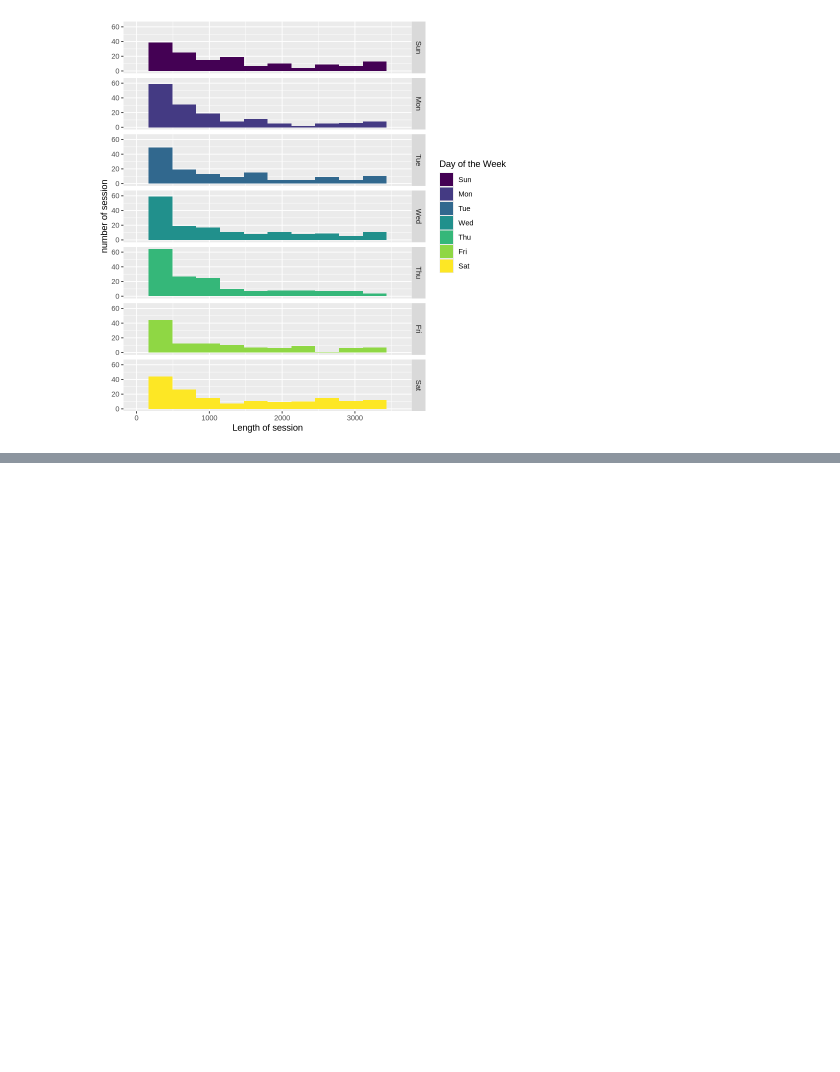
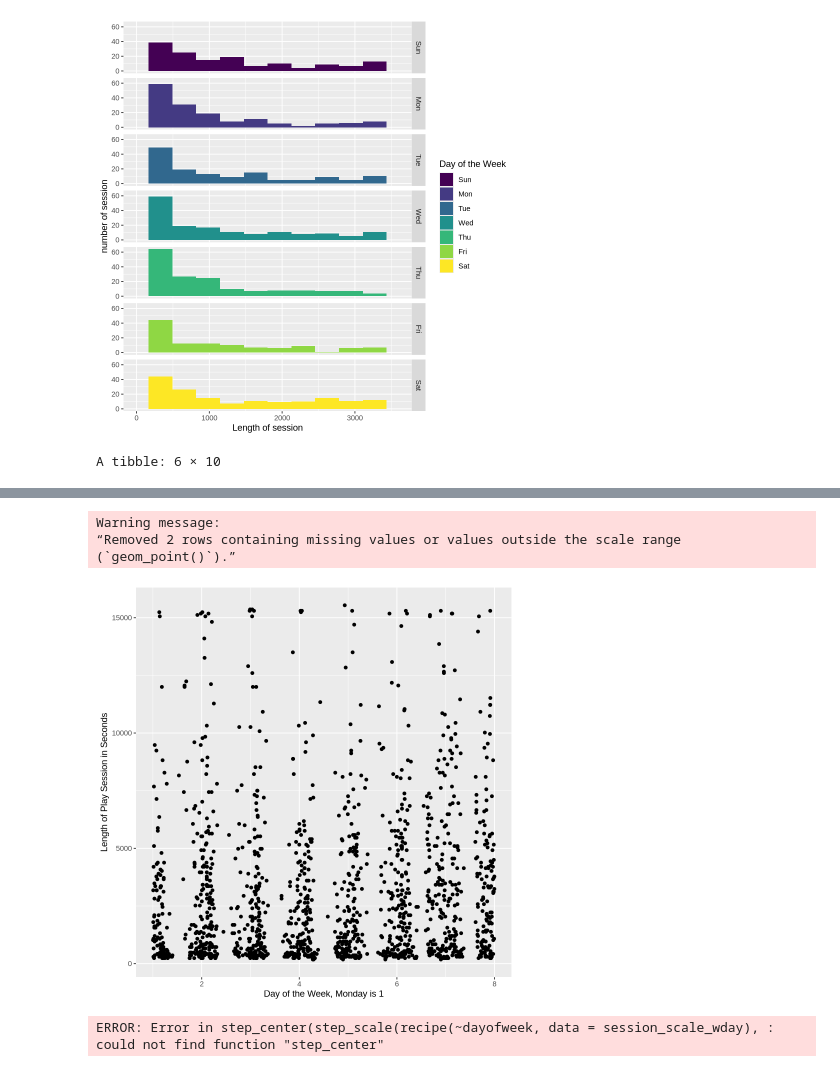
Before and after one commit to wruen/DSCI_100_test, a Jupyter notebook: DSCI_100_group_project.ipynb, the cells around one changed output, grey strips where cells are left out. Cells and saved outputs as stored; diff of their text form; code cells hidden in the pictures; blank space fills up the shorter version.

```diff
--- a/DSCI_100_group_project.ipynb
+++ b/DSCI_100_group_project.ipynb
@@ -86,3 +180,23 @@ Warning message:
 “Removed 14 rows containing missing values or values outside the scale range
 (`geom_bar()`).”
 [figure]
+# %%
+#potential ideas
+#group by each day, and then look at which days had the most play time.
+#could cheack each minute to see how many people are on. this would be done by editing the initial session_tidy
+#session_length column into two steps, one for the interval and one for the session length
+#select all weekends and then graph the playership of the weekends over time.
+
+#concept: Change day of the week to a variable based on hour and minute
+session_scale_wday<-sessions_tidy|>
+select(start_time:startwday)|>
+mutate(dayofweek=wday(start_time,label=FALSE,week_start=1)+(minute_start/60+hour_start)/24)
+head(session_scale_wday)
+session_length_wday<-session_scale_wday|>
+ggplot(aes(x=dayofweek,y=session_length))+
+geom_point()+
+labs(x="Day of the Week, Monday is 1",y="Length of Play Session in Seconds")
+session_length_wday
+#then do clustering on play time and day of the week
+# %% [output]
+A tibble: 6 × 10
@@ -88,0 +211,24 @@ Warning message:
+Warning message:
+“Removed 2 rows containing missing values or values outside the scale range
+(`geom_point()`).”
+[figure, added]
+# %%
+clusnums<-tibble(num_clusters=1:20)
+scaleday_recipe<-recipe(~dayofweek,data=session_scale_wday)|>
+step_scale(all_predictors())|>
+step_center(all_predictors())
+wday_spec_tune <- k_means(num_clusters = tune()) |>
+        set_engine("stats",nstart=10)
+#3
+elbow_stats <- workflow() |>
+        add_recipe(scaleday_recipe) |>
+        add_model(wday_spec_tune) |>
+        tune_cluster(resamples = apparent(session_scale_wday), grid = clusnums) |>
+        collect_metrics()|>
+#4
+        filter(.metric=="sse_within_total")|>
+        mutate(total_WSSD=mean)|>
+        select(num_clusters,total_WSSD)
+elbow_stats
+# %% [output]
+ERROR: Error in step_center(step_scale(recipe(~dayofweek, data = session_scale_wday), : could not find function "step_center"
```
Also changed, not shown: parts of 18 cells of this notebook.
